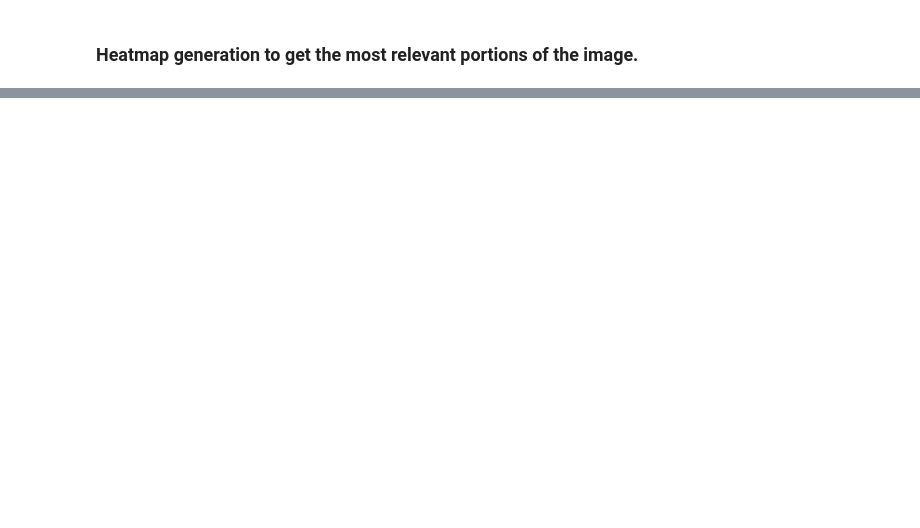
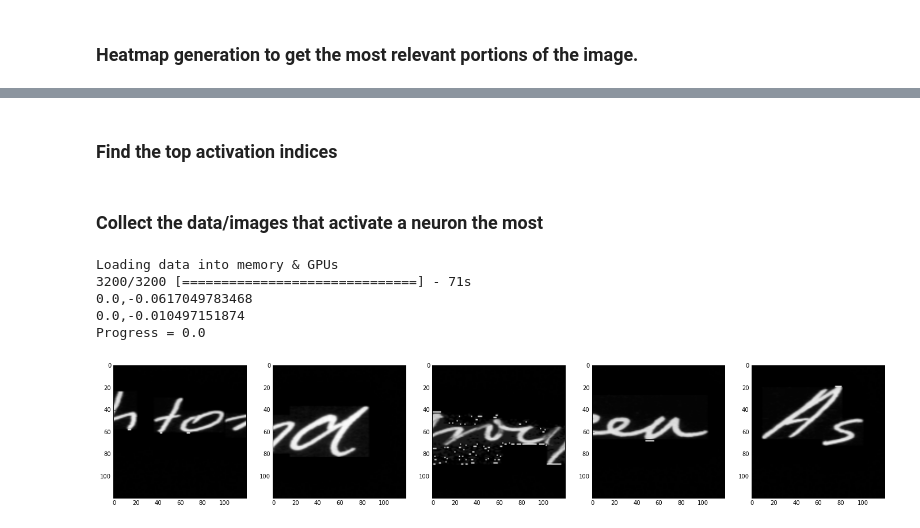
Before and after one commit to Lab41/d-script, a Jupyter notebook: viz_tools/VizLS.ipynb, the cells around one changed output, grey strips where cells are left out. Drawn from its saved outputs; the diff is of its cells as text; code cells hidden in the pictures; blank space fills up the shorter version.

```diff
--- a/viz_tools/VizLS.ipynb
+++ b/viz_tools/VizLS.ipynb
@@ -231,0 +255,4 @@ for i in range(48):
+# %%
+random.seed(122)
+dmodel = partialnetwork(model, 14)
+activations = forwardact(dmodel, m, 2)
@@ -231,0 +277,10 @@ for i in range(48):
+# %% [markdown]
+### Find the top activation indices
+# %%
+neuron = 35
+numintop = 5
+topactivations = np.zeros((activations.shape[1],numintop))
+for neuron in xrange(activations.shape[1]):
+    topactivations[neuron,:] = activations[:,neuron].argsort()[-numintop:][::-1]
+# %% [markdown]
+### Collect the data/images that activate a neuron the most
@@ -231,0 +345,19 @@ for i in range(48):
+# %%
+topactivations,topimages = forwardviz(dmodel, 5, m, 1, verbosity=1)
+# %% [output]
+Loading data into memory & GPUs
+3200/3200 [==============================] - 71s
+0.0,-0.0617049783468
+0.0,-0.010497151874
+Progress = 0.0
+# %%
+# Which neuron would you like to view?
+n2look = 2
+
+plt.rcParams['figure.figsize'] = (24.0, 24.0)
+fig, axs = plt.subplots(1,5)
+for i in range(5):
+    plt.subplot(1,5,i+1)
+    plt.imshow(topimages[i,n2look,:,:], cmap=plt.get_cmap('gray'))
+# %% [output]
+[figure, added]
```
Also changed, not shown: parts of 12 cells of this notebook.
